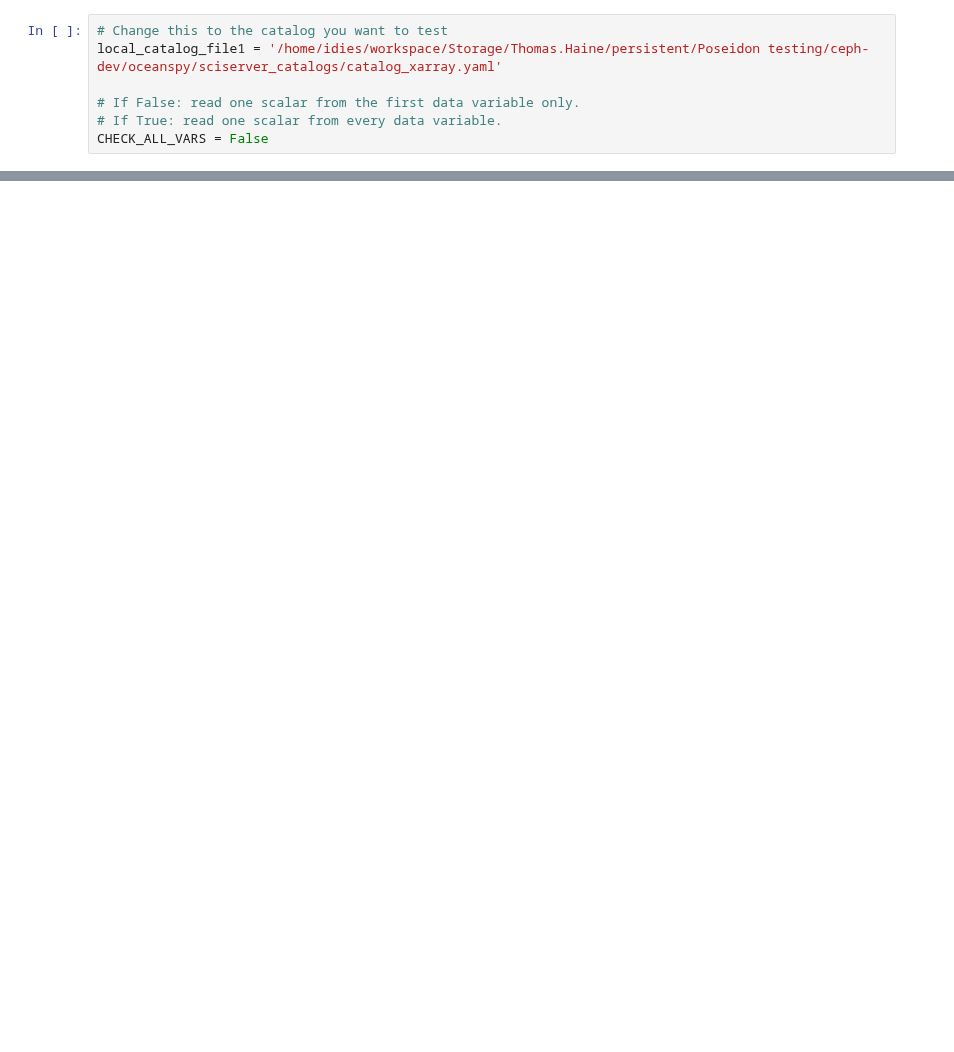
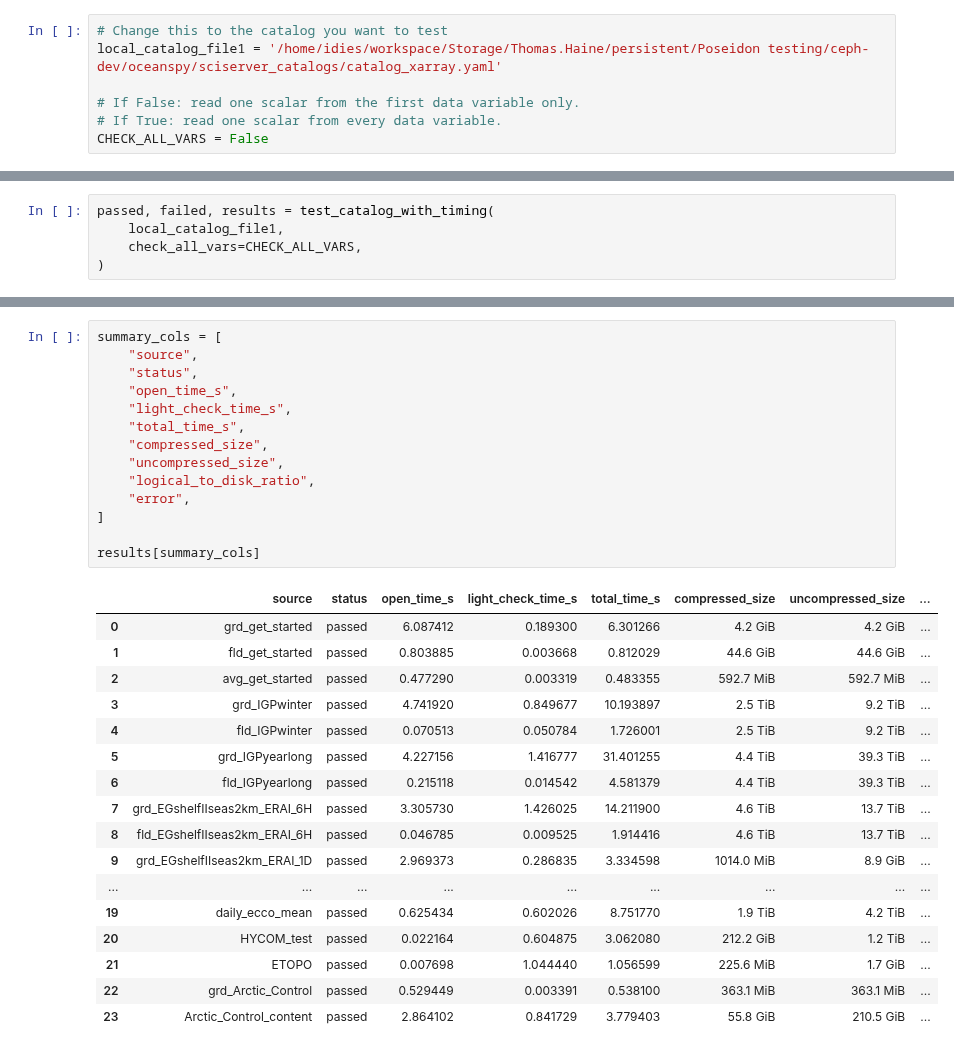
Before and after one commit to hainegroup/Poseidon-share, a Jupyter notebook: Kraken/ListDatasets-SciServer-ceph_xarray.ipynb, the cells around one changed output, grey strips where cells are left out. Drawn from its saved outputs; the diff is of its cells as text; blank space fills up the shorter version.

```diff
--- a/Kraken/ListDatasets-SciServer-ceph_xarray.ipynb
+++ b/Kraken/ListDatasets-SciServer-ceph_xarray.ipynb
@@ -191,0 +327,5 @@ results
+# %%
+passed, failed, results = test_catalog_with_timing(
+    local_catalog_file1,
+    check_all_vars=CHECK_ALL_VARS,
+)
@@ -191,0 +367,32 @@ results
+# %%
+summary_cols = [
+    "source",
+    "status",
+    "open_time_s",
+    "light_check_time_s",
+    "total_time_s",
+    "compressed_size",
+    "uncompressed_size",
+    "logical_to_disk_ratio",
+    "error",
+]
+
+results[summary_cols]
+# %% [output]
+|  | source | status | open_time_s | light_check_time_s | total_time_s | compressed_size | uncompressed_size | ... |
+| 0 | grd_get_started | passed | 6.087412 | 0.189300 | 6.301266 | 4.2 GiB | 4.2 GiB | ... |
+| 1 | fld_get_started | passed | 0.803885 | 0.003668 | 0.812029 | 44.6 GiB | 44.6 GiB | ... |
+| 2 | avg_get_started | passed | 0.477290 | 0.003319 | 0.483355 | 592.7 MiB | 592.7 MiB | ... |
+| 3 | grd_IGPwinter | passed | 4.741920 | 0.849677 | 10.193897 | 2.5 TiB | 9.2 TiB | ... |
+| 4 | fld_IGPwinter | passed | 0.070513 | 0.050784 | 1.726001 | 2.5 TiB | 9.2 TiB | ... |
+| 5 | grd_IGPyearlong | passed | 4.227156 | 1.416777 | 31.401255 | 4.4 TiB | 39.3 TiB | ... |
+| 6 | fld_IGPyearlong | passed | 0.215118 | 0.014542 | 4.581379 | 4.4 TiB | 39.3 TiB | ... |
+| 7 | grd_EGshelfIIseas2km_ERAI_6H | passed | 3.305730 | 1.426025 | 14.211900 | 4.6 TiB | 13.7 TiB | ... |
+| 8 | fld_EGshelfIIseas2km_ERAI_6H | passed | 0.046785 | 0.009525 | 1.914416 | 4.6 TiB | 13.7 TiB | ... |
+| 9 | grd_EGshelfIIseas2km_ERAI_1D | passed | 2.969373 | 0.286835 | 3.334598 | 1014.0 MiB | 8.9 GiB | ... |
+| ... | ... | ... | ... | ... | ... | ... | ... | ... |
+| 19 | daily_ecco_mean | passed | 0.625434 | 0.602026 | 8.751770 | 1.9 TiB | 4.2 TiB | ... |
+| 20 | HYCOM_test | passed | 0.022164 | 0.604875 | 3.062080 | 212.2 GiB | 1.2 TiB | ... |
+| 21 | ETOPO | passed | 0.007698 | 1.044440 | 1.056599 | 225.6 MiB | 1.7 GiB | ... |
+| 22 | grd_Arctic_Control | passed | 0.529449 | 0.003391 | 0.538100 | 363.1 MiB | 363.1 MiB | ... |
+| 23 | Arctic_Control_content | passed | 2.864102 | 0.841729 | 3.779403 | 55.8 GiB | 210.5 GiB | ... |
```
Also changed, not shown: parts of 6 cells of this notebook, 3 other files.
